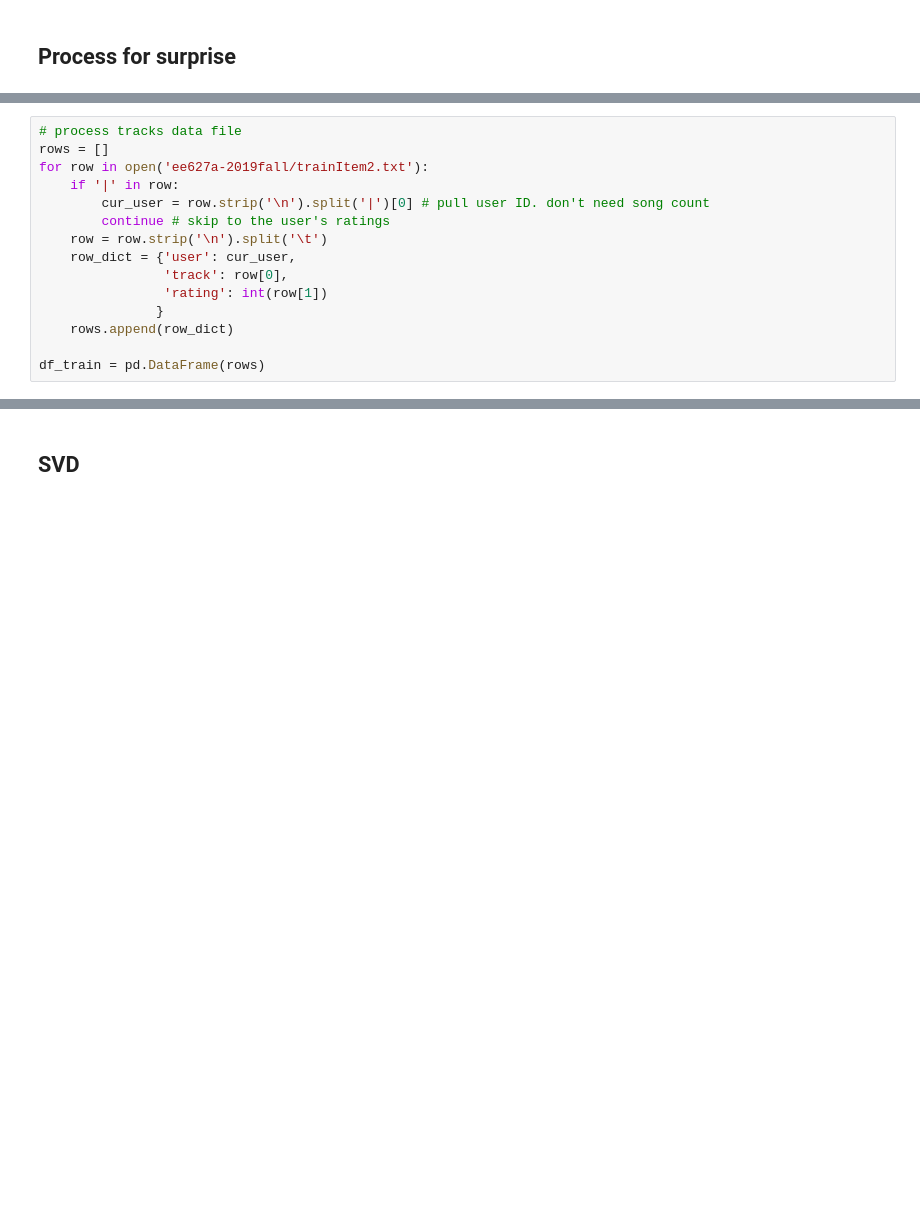
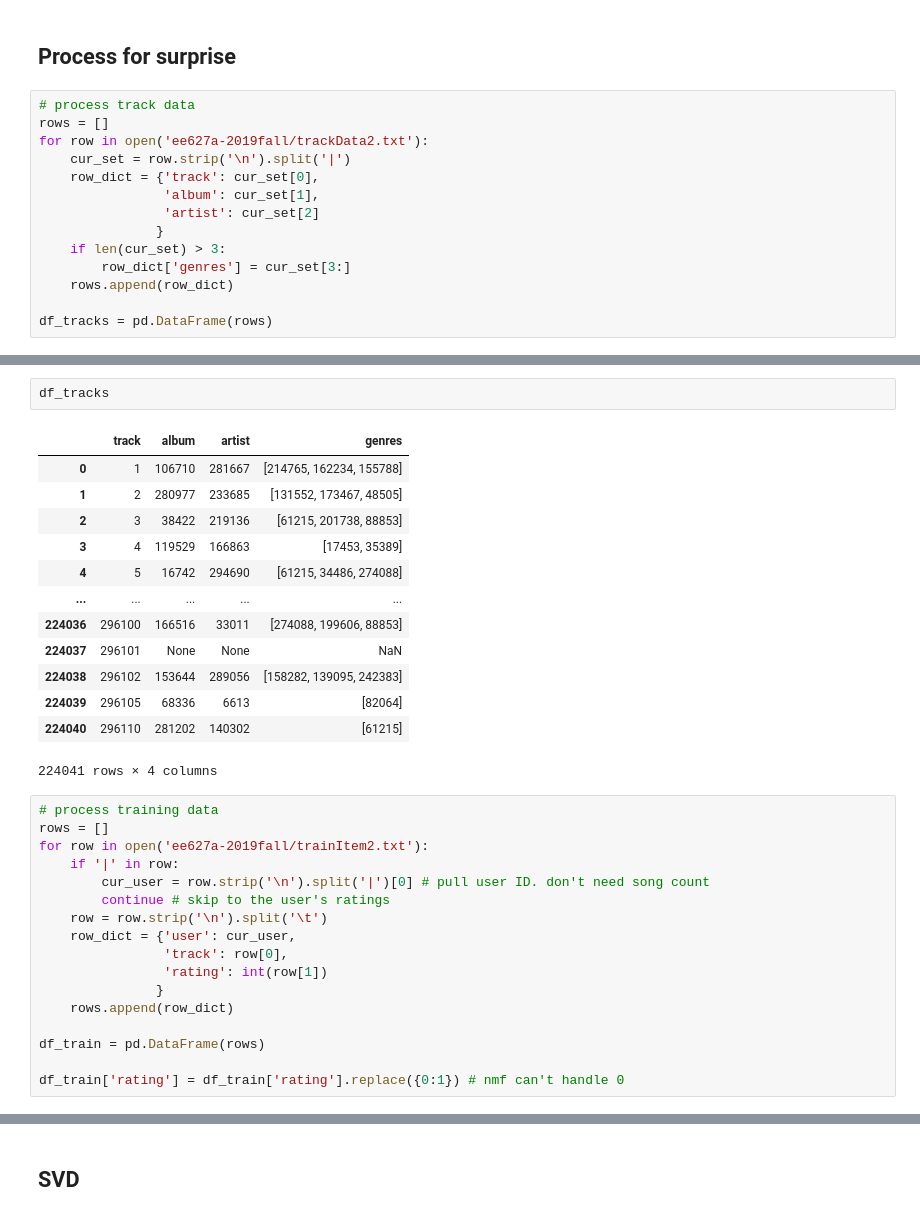
Before and after one commit to zaphodnothingth/nw-msds458-DeepLearning, a Jupyter notebook: final/YahooMusicRecommendations - surprise .ipynb, the cells around one changed output, grey strips where cells are left out. Drawn from its saved outputs; the diff is of its cells as text; blank space fills up the shorter version.

```diff
--- a/final/YahooMusicRecommendations - surprise .ipynb
+++ b/final/YahooMusicRecommendations - surprise .ipynb
@@ -29,3 +33,17 @@ data_list
 - genreData2.txt -- Genre listing formatted as: <'GenreId'>
 # %% [markdown]
 ## Process for surprise
+# %%
+# process track data
+rows = []
+for row in open('ee627a-2019fall/trackData2.txt'):
+    cur_set = row.strip('\n').split('|')
+    row_dict = {'track': cur_set[0],
+                'album': cur_set[1],
+                'artist': cur_set[2]
+               }
+    if len(cur_set) > 3:
+        row_dict['genres'] = cur_set[3:]
+    rows.append(row_dict)
+
+df_tracks = pd.DataFrame(rows)
@@ -32,5 +65,21 @@ data_list
+# %%
+df_tracks
+# %% [output]
+|  | track | album | artist | genres |
+| 0 | 1 | 106710 | 281667 | [214765, 162234, 155788] |
+| 1 | 2 | 280977 | 233685 | [131552, 173467, 48505] |
+| 2 | 3 | 38422 | 219136 | [61215, 201738, 88853] |
+| 3 | 4 | 119529 | 166863 | [17453, 35389] |
+| 4 | 5 | 16742 | 294690 | [61215, 34486, 274088] |
+| ... | ... | ... | ... | ... |
+| 224036 | 296100 | 166516 | 33011 | [274088, 199606, 88853] |
+| 224037 | 296101 | None | None | NaN |
+| 224038 | 296102 | 153644 | 289056 | [158282, 139095, 242383] |
+| 224039 | 296105 | 68336 | 6613 | [82064] |
+| 224040 | 296110 | 281202 | 140302 | [61215] |
+224041 rows × 4 columns
 # %%
-# process tracks data file
+# process training data
 rows = []
 for row in open('ee627a-2019fall/trainItem2.txt'):
     if '|' in row:
@@ -44,3 +93,5 @@ for row in open('ee627a-2019fall/trainItem2.txt'):
     rows.append(row_dict)
 
 df_train = pd.DataFrame(rows)
+
+df_train['rating'] = df_train['rating'].replace({0:1}) # nmf can't handle 0
```
Also changed, not shown: parts of 66 cells of this notebook, 6 other files.
